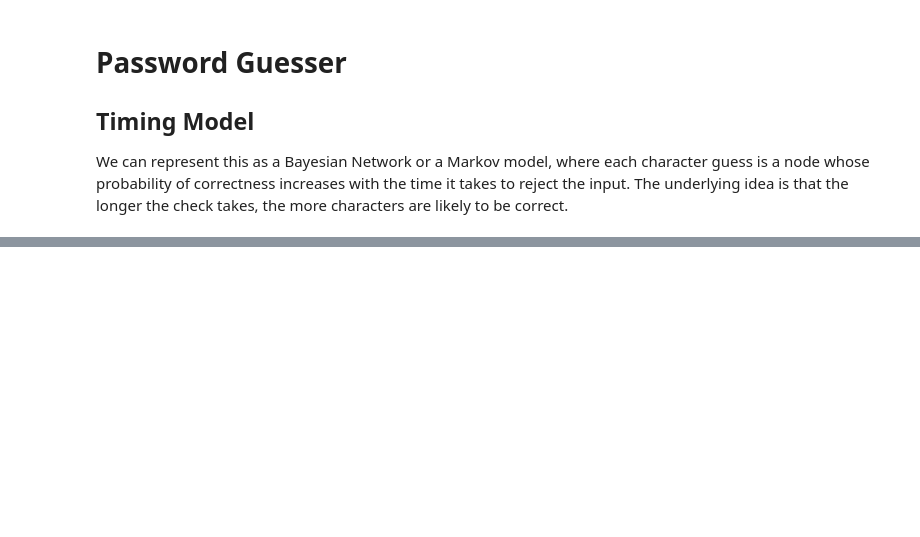
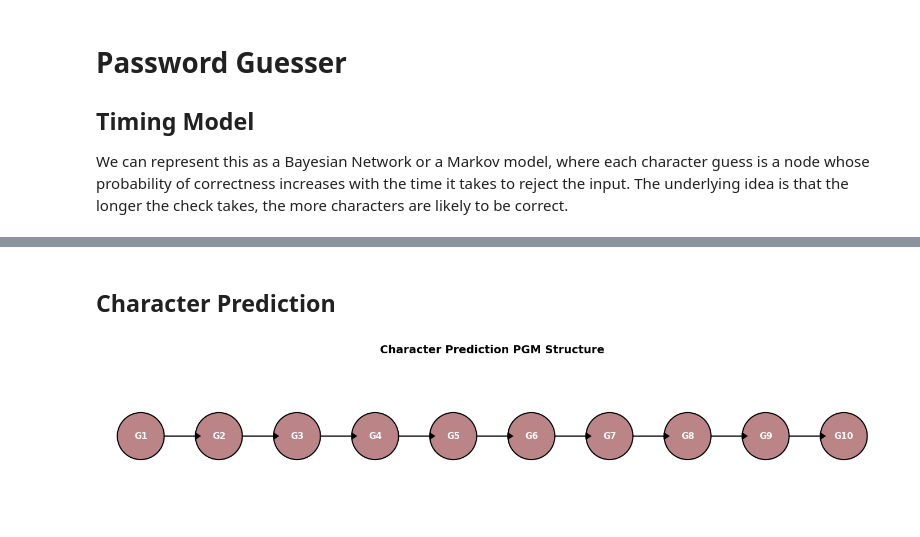
Before and after one commit to ek976/cybersecurity_pgm, a Jupyter notebook: hacking_examples_with_pgm.ipynb, the cells around one changed output, grey strips where cells are left out. Drawn from its saved outputs; the diff is of its cells as text; code cells hidden in the pictures; blank space fills up the shorter version.

```diff
--- a/hacking_examples_with_pgm.ipynb
+++ b/hacking_examples_with_pgm.ipynb
@@ -885,0 +140,31 @@ Hybrid accuracy: 6/7 = 85.71%
+# %% [markdown]
+## Character Prediction
+# %%
+# ============================================================================
+# PART 2: CHARACTER PREDICTION (WORDLIKE)
+# ============================================================================
+
+from wordlike_model import (
+    build_wordlike_model,
+    run_wordlike_inference,
+    suggest_wordlike_guess,
+    get_top_k_predictions,
+    CHARSET_INDEX
+)
+from wordlike_plot import (
+    plot_wordlike_pgm_structure,
+    plot_wordlike_posteriors,
+    plot_wordlike_operational
+)
+import matplotlib.pyplot as plt
+import numpy as np
+
+# --- Configuration ---
+target_word = "vegetable"
+known_prefix = "veg"
+
+# Show PGM Structure
+fig = plot_wordlike_pgm_structure(figsize=(14, 4))
+plt.show()
+# %% [output]
+[figure, added]
```
Also changed, not shown: parts of 48 cells of this notebook, 28 other files.
